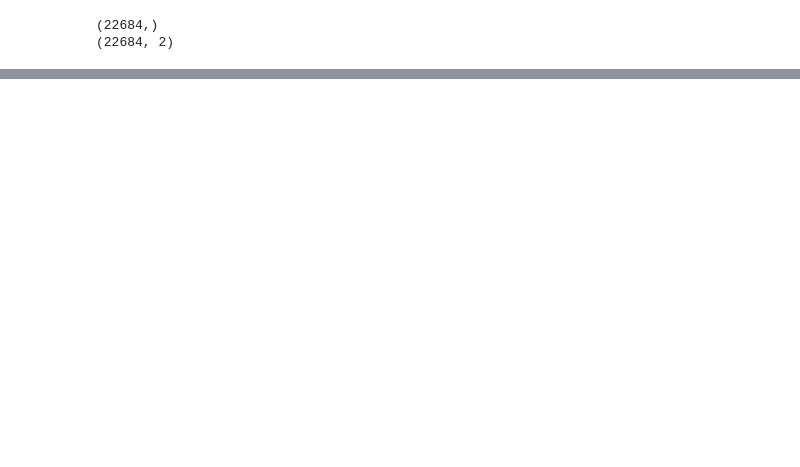
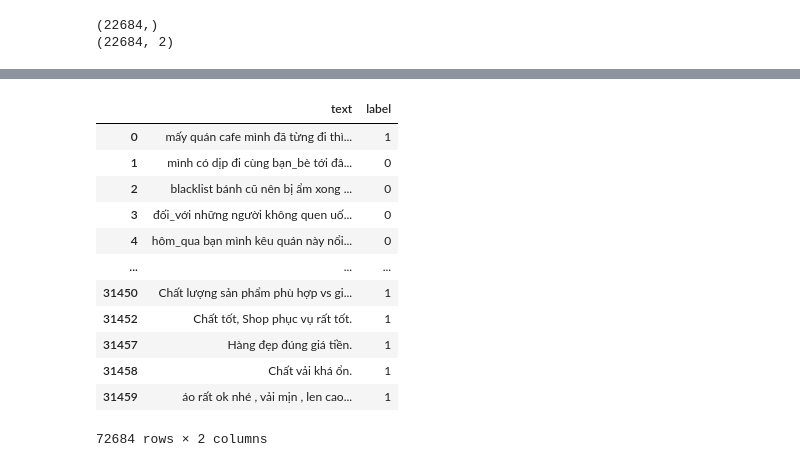
Before and after one commit to huuthanh2k4/AI_For_Marketing, a Jupyter notebook: NPL.ipynb, the cells around one changed output, grey strips where cells are left out. Saved outputs shown, nothing was run; the diff lists cells and outputs as text; code cells hidden in the pictures; blank space fills up the shorter version.

```diff
--- a/NPL.ipynb
+++ b/NPL.ipynb
@@ -1173,0 +1169,4 @@ plt.show()
+# %%
+data_1 = train_df_clean
+data_2 = val_df_clean
+data_3 = test_df_clean
@@ -1173,0 +1213,17 @@ plt.show()
+# %%
+data_tong_hop = pd.concat([data_1,data_2,data_3,data_4])
+data_tong_hop
+# %% [output]
+|  | text | label |
+| 0 | mấy quán cafe mình đã từng đi thì... | 1 |
+| 1 | mình có dịp đi cùng bạn_bè tới đâ... | 0 |
+| 2 | blacklist bánh cũ nên bị ẩm xong ... | 0 |
+| 3 | đối_với những người không quen uố... | 0 |
+| 4 | hôm_qua bạn mình kêu quán này nổi... | 0 |
+| ... | ... | ... |
+| 31450 | Chất lượng sản phẩm phù hợp vs gi... | 1 |
+| 31452 | Chất tốt, Shop phục vụ rất tốt. | 1 |
+| 31457 | Hàng đẹp đúng giá tiền. | 1 |
+| 31458 | Chất vải khá ổn. | 1 |
+| 31459 | áo rất ok nhé , vải mịn , len cao... | 1 |
+72684 rows × 2 columns
```
Also changed, not shown: parts of 24 cells of this notebook.
